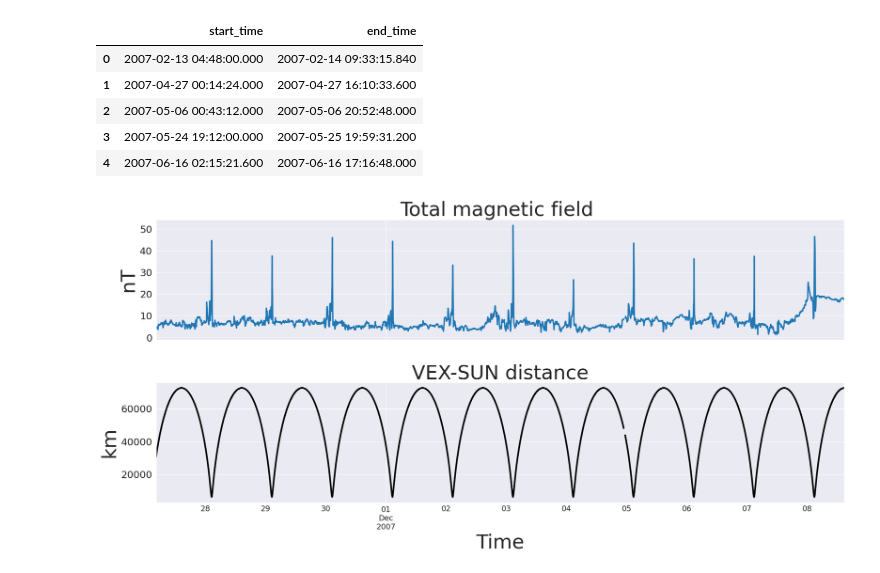
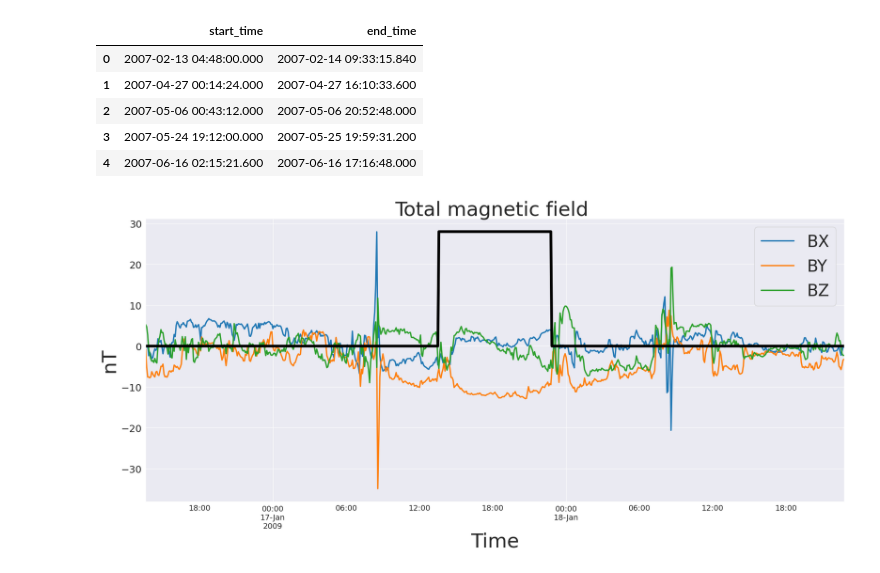
Before and after one commit to CS-433/ml-project-2-ml4esa, a Jupyter notebook: VEX_Magneto_Fetching.ipynb, the cells around one changed output. Saved outputs shown, nothing was run; the diff lists cells and outputs as text; code cells hidden in the pictures.

```diff
--- a/VEX_Magneto_Fetching.ipynb
+++ b/VEX_Magneto_Fetching.ipynb
@@ -121,38 +118,38 @@ plt.rcParams.update({
     'axes.titlesize': 36,
     'xtick.labelsize': 14,
     'ytick.labelsize': 18,
     'legend.fontsize': 30,
     'figure.titlesize': 24,
     'lines.linewidth': 3,
 })
 
 def plot_cme(index: int, index2: int = None):
-    start_date = vex_boundary_df.iloc[index]['start_time'] + timedelta(hours=240)
+    start_date = vex_boundary_df.iloc[index]['start_time'] - timedelta(hours=24)
     index2 = index if index2 is None else index2
-    end_date = vex_boundary_df.iloc[index2]['end_time'] - timedelta(hours=24)
+    end_date = vex_boundary_df.iloc[index2]['end_time'] + timedelta(hours=24)
 
     sub_df = df.loc[start_date:end_date].copy()
     mag_cols = ['BX', 'BY', 'BZ']
 
     sub_df.loc[:, 'cme'] = 0
     value = int(max(sub_df[mag_cols].max()) + 0.5)
     for index, row in vex_boundary_df.iterrows():
         sub_df.loc[row['start_time']:row['end_time'], 'cme'] = value
 
     # Plot the magnetic field with the CME events
-    fig, ax = plt.subplots(2, figsize=(20, 10), sharex=True)
-    sub_df['BT'].plot(ax=ax[0], linewidth=2.5, label="BT", ylabel='nT', title='Total magnetic field ')
-    # sub_df['cme'].plot(ax=ax, color='black', linewidth=5)
+    fig, ax = plt.subplots(figsize=(20, 10), sharex=True)
+    sub_df[['BX', 'BY', 'BZ']].plot(ax=ax, linewidth=2.5, label="BT", ylabel='nT', title='Total magnetic field ')
+    sub_df['cme'].plot(ax=ax, color='black', linewidth=5)
 
     # Min max scale the rsc data between 0 and 1
     # sub_df['RSC'] = (sub_df['RSC'] - sub_df['RSC'].min()) / (sub_df['RSC'].max() - sub_df['RSC'].min())
     # sub_df['RSC'] = sub_df['RSC'] * (value + 20)
-    sub_df['RSC'].plot(marker='o', markersize=1, title= "VEX-SUN distance", ylabel="km", ax=ax[1], color='black')
+    # sub_df['RSC'].plot(marker='o', markersize=1, title= "VEX-SUN distance", ylabel="km", ax=ax[1], color='black')
     # plt.legend(["X", "Y", "Z", "CME"])
     plt.xlabel("Time")
     plt.tight_layout()
     plt.show()
 
-plot_cme(7, 8)
+plot_cme(10)
 # %% [output]
-[figure, old version]
+[figure, new version]
```
Also changed, not shown: parts of 1 cell of this notebook, 2 other files.
